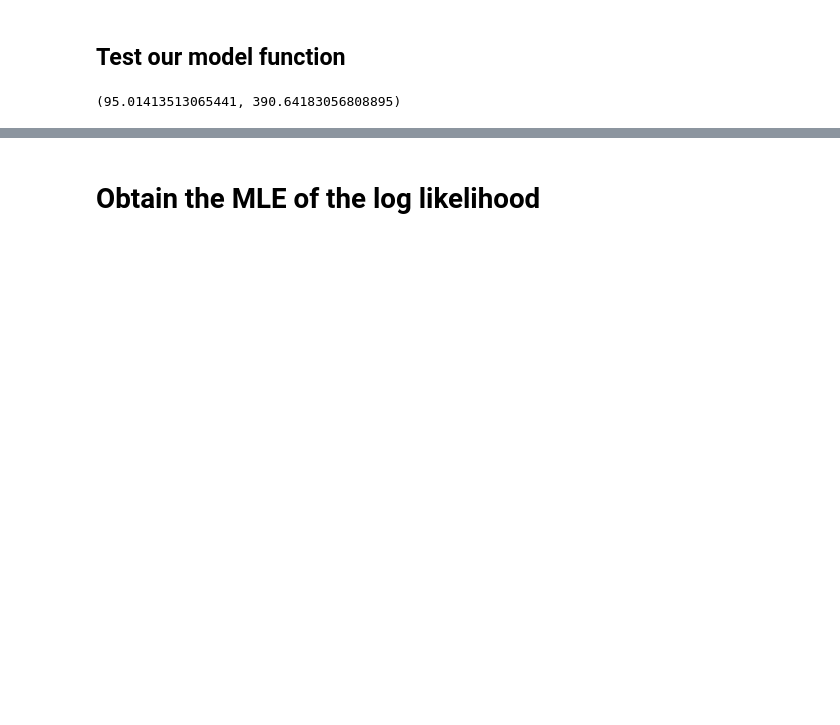
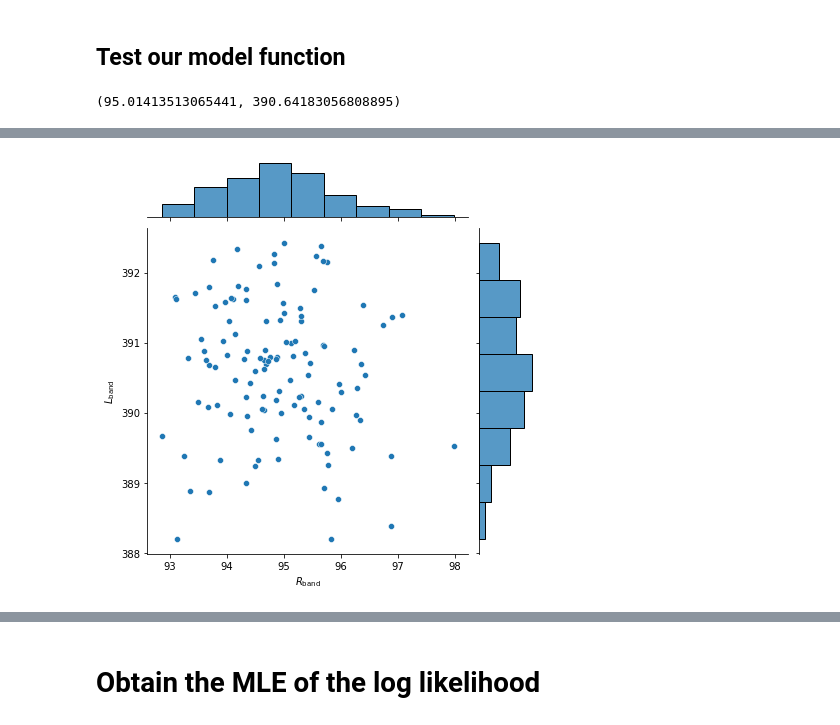
Before and after one commit to bearylogical/bayesian_mm, a Jupyter notebook: notebooks/emcee_strain_predict.ipynb, the cells around one changed output, grey strips where cells are left out. Drawn from its saved outputs; the diff is of its cells as text; code cells hidden in the pictures; blank space fills up the shorter version.

```diff
--- a/notebooks/emcee_strain_predict.ipynb
+++ b/notebooks/emcee_strain_predict.ipynb
@@ -105,0 +170,6 @@ Since it is a bivariate normal due to the joint observation of $r_1, l_1$ --> $k
+# %%
+jp = sns.jointplot(x=y[0,:], y=y[1,:])
+jp.set_axis_labels(xlabel='$R_{\mathrm{band}}$', ylabel='$L_{\mathrm{band}}$')
+plt.show()
+# %% [output]
+[figure, added]
```
Also changed, not shown: parts of 38 cells of this notebook.
